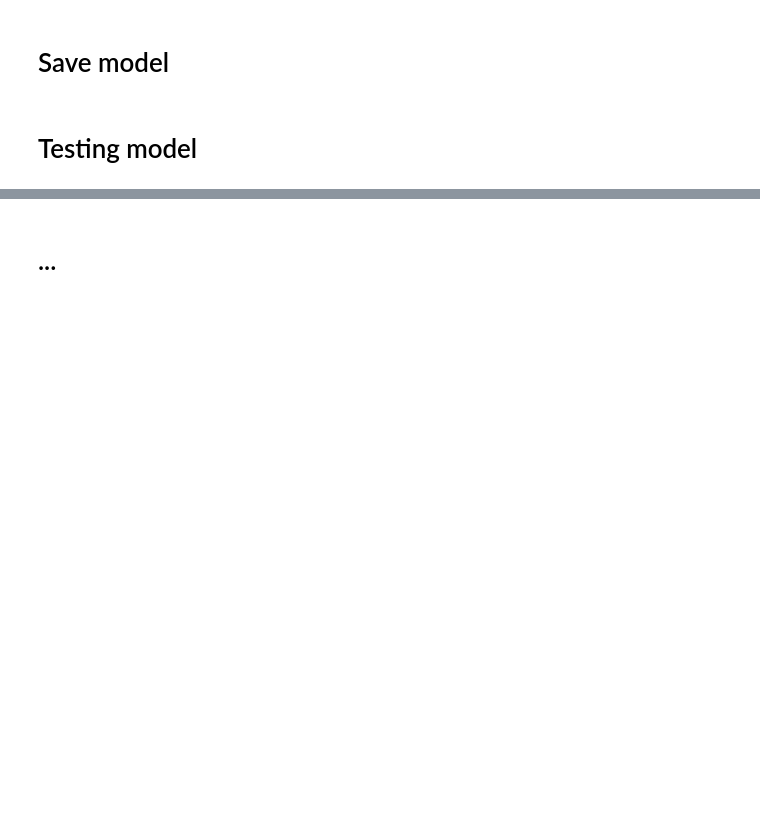
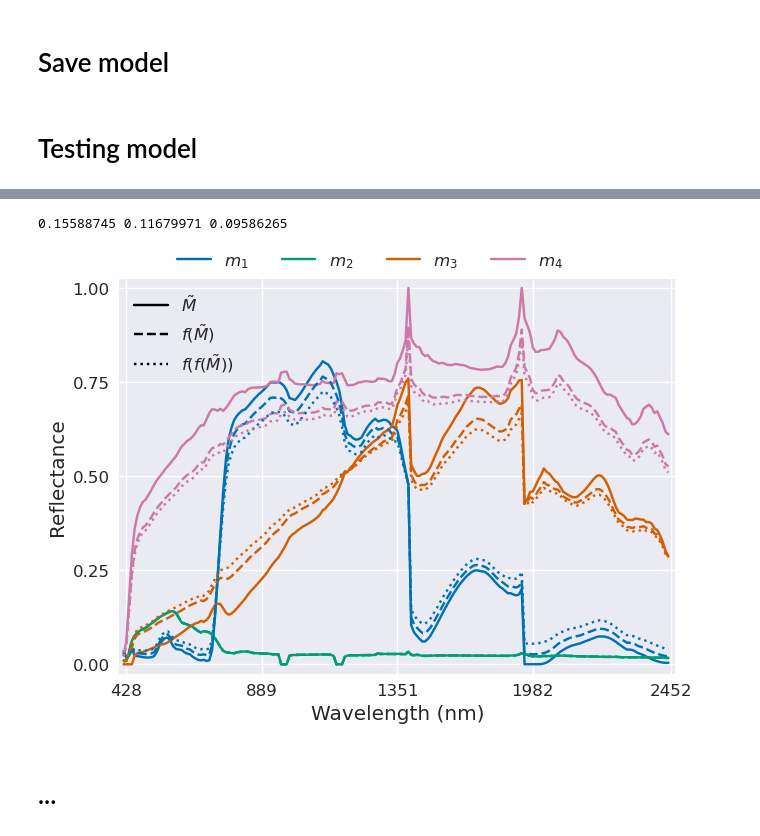
Before and after one commit to SolidusAbi/CLHU, a Jupyter notebook: notebooks/JasperRidge/clhu.ipynb, the cells around one changed output, grey strips where cells are left out. Saved outputs shown, nothing was run; the diff lists cells and outputs as text; code cells hidden in the pictures; blank space fills up the shorter version.

```diff
--- a/notebooks/JasperRidge/clhu.ipynb
+++ b/notebooks/JasperRidge/clhu.ipynb
@@ -232,3 +295,25 @@ df
+# %%
+M_hat = sigmoid(model.ebk.detach().cpu())
+real_M_hat = model(M_hat).detach().cpu()
+real_M_hat2 = model(real_M_hat).detach()
+
+sad_M = np.diagonal(sad(M_hat, dataset.endmembers()).numpy()).mean()
+sad_M_hat = np.diagonal(sad(real_M_hat, dataset.endmembers()).numpy()).mean()
+sad_M_hat2 = np.diagonal(sad(real_M_hat2, dataset.endmembers()).numpy()).mean()
+
+print(sad_M, sad_M_hat, sad_M_hat2)
+sad_df = pd.DataFrame(columns=['SAD_M', 'SAD_M_hat', 'SAD_M_hat2'])
+sad_df['SAD_M'] = [sad_M]
+sad_df['SAD_M_hat'] = [sad_M_hat]
+sad_df['SAD_M_hat2'] = [sad_M_hat2]
+sad_df.to_csv('/media/abian/Extreme SSD/Thesis/CLHU/review/EndmemberInsigth/jasper_sad.csv', index=False)
+
+fig = plot_endmembers(M_hat, np.array(dataset.wv), ticks_range=(0, 1), endmember_estimation=[real_M_hat, real_M_hat2], ee_labels=[r'$\tilde{M}$',r'$f(\tilde{M})$', r'$f(f(\tilde{M}))$'])
+plt.show(fig)
+fig.savefig('/media/abian/Extreme SSD/Thesis/CLHU/review/EndmemberInsigth/jasper_M_reconstruction.pdf', bbox_inches='tight')
+# %% [output]
+0.15588745 0.11679971 0.09586265
+[figure, added]
 # %%
 # model.ebk = sigmoid(model.ebk)
 x_test = sigmoid(model.ebk)
```
Also changed, not shown: parts of 22 cells of this notebook, 9 other files.
